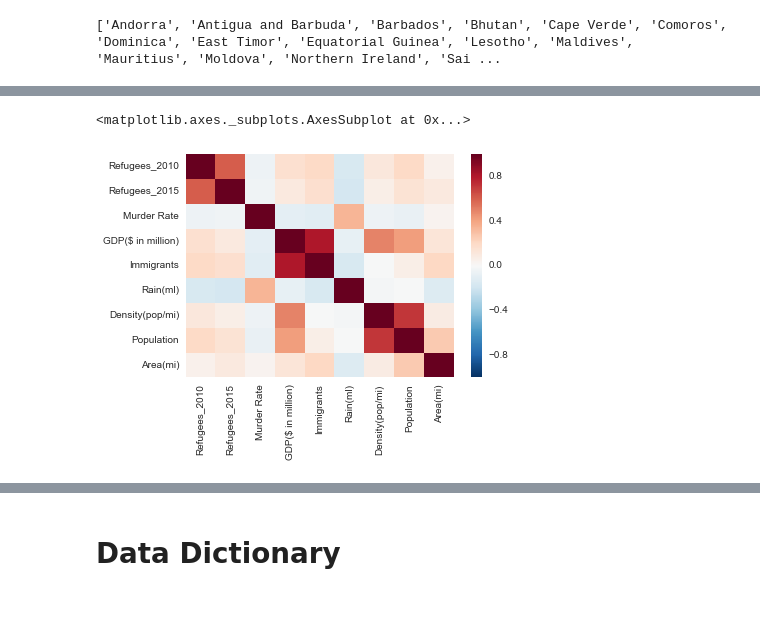
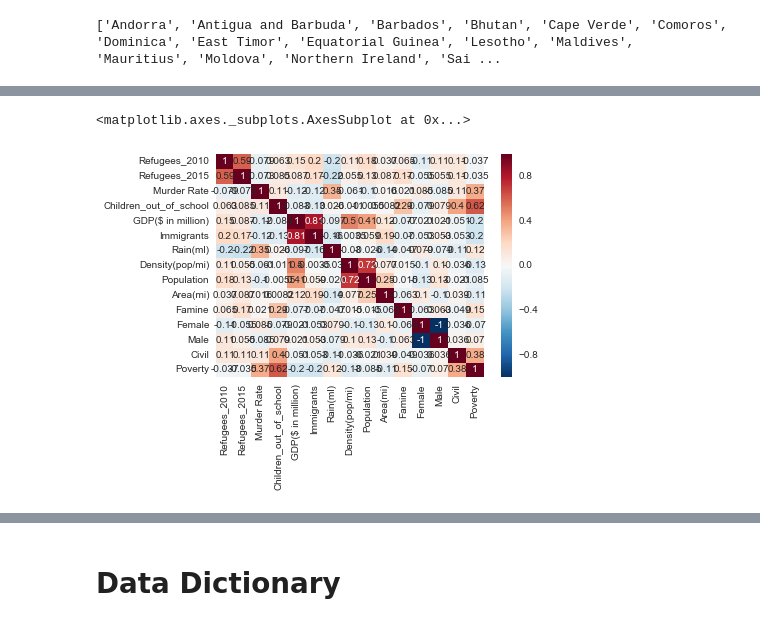
Before and after one commit to nsivapra/DSI-SF-2-nsivapra, a Jupyter notebook: Capstone/Code/EDA_Refugees.ipynb, the cells around one changed output, grey strips where cells are left out. Saved outputs shown, nothing was run; the diff lists cells and outputs as text; code cells hidden in the pictures.

```diff
--- a/Capstone/Code/EDA_Refugees.ipynb
+++ b/Capstone/Code/EDA_Refugees.ipynb
@@ -632,6 +953,9 @@ refugees2015.drop('Key', axis = 1, inplace = True)
 continent_2010.drop('Key', axis = 1, inplace = True)
 rain2010.drop('Key', axis = 1, inplace = True)
 murder2010.drop('Key', axis = 1, inplace = True)
+edu2010.drop('Key', axis = 1, inplace = True)
+pov2010.drop('Key', axis = 1, inplace = True)
+gen2010.drop('Key', axis = 1, inplace = True)
 # %%
 ref_gov = pd.merge(refugees2010, gov2010, on = 'Country', how = 'left')
 gov_gdp = pd.merge(ref_gov, gdp2010, on = 'Country', how = 'left')
@@ -639,7 +963,10 @@ gdp_imm = pd.merge(gov_gdp, immigrant2010, on = 'Country', how = 'left')
 gdp_count = pd.merge(gdp_imm, continent_2010, on = 'Country', how = 'left')
 gdp_rain = pd.merge(gdp_count, rain2010, on = 'Country', how = 'left')
 gdp_mur = pd.merge(gdp_rain, murder2010, on = 'Country', how = 'left')
-final2010 = pd.merge(gdp_mur, population_2010, on = 'Country', how = 'left')
+gdp_edu = pd.merge(gdp_mur, edu2010, on = 'Country', how = 'left')
+edu_pov = pd.merge(gdp_edu, pov2010, on = 'Country', how = 'left')
+gen_pov = pd.merge(edu_pov, gen2010, on = 'Country', how = 'left')
+final2010 = pd.merge(gen_pov, population_2010, on = 'Country', how = 'left')
 # %%
 #Merge the 2010 refugees with the 2015 refugees
 final = pd.merge(refugees2015, final2010, on = 'Country', how = 'left')
@@ -711,5 +1041,5 @@ final_df["Immigrants"] = pd.to_numeric(final_df["Immigrants"], errors='coerce')
 final_df["Murder Rate"] = pd.to_numeric(final_df["Murder Rate"], errors = 'coerce')
 # %%
 #Changing order of the dataframe
-final_df = final_df[['Country', 'Key', 'Continent', 'Refugees_2010', 'Refugees_2015', 'Murder Rate', 'government',
-                     '(millions of\nUS dollars)', 'Immigrants', 'Rain(ml)', 'Density(pop/mi)', 'Population', 'Area(mi)']]
+final_df = final_df[['Country', 'Key', 'Continent', 'Refugees_2010', 'Refugees_2015', 'Murder Rate', 'Children_out_of_school',
+                     'government', '(millions of\nUS dollars)', 'Immigrants', 'Rain(ml)', 'Density(pop/mi)', 'Population', 'Area(mi)', 'Famine', 'Female', 'Male', 'Civil', 'Poverty']]
@@ -737,2 +1046,9 @@ final_df
 # %%
 final_df.rename(columns={'government' : 'Government', '(millions of\nUS dollars)' : 'GDP($ in million)'}, inplace=True)
+# %%
+#Female, male, and poverty should be numeric
+final_df["Poverty"] = pd.to_numeric(final_df["Poverty"], errors='coerce')
+final_df['Male'] = final_df['Male'].map(lambda x: x.rstrip('%'))
+final_df['Female'] = final_df['Female'].map(lambda x: x.rstrip('%'))
+final_df["Male"] = pd.to_numeric(final_df["Male"], errors='coerce')
+final_df["Female"] = pd.to_numeric(final_df["Female"], errors='coerce')
@@ -752,8 +1083,8 @@ final_df.describe().T
 # %%
-sns.heatmap(final_df.corr())
+sns.heatmap(final_df.corr(), annot=True)
 # %% [output]
 <matplotlib.axes._subplots.AxesSubplot at 0x...>
-[figure, old version]
+[figure, new version]
 # %%
 g = sns.jointplot("Rain(ml)", "Refugees_2015", data=final_df, kind="reg")
 #Negative relationship between rain fall and Refugees 2015
```
Also changed, not shown: parts of 44 cells of this notebook, 7 other files.
